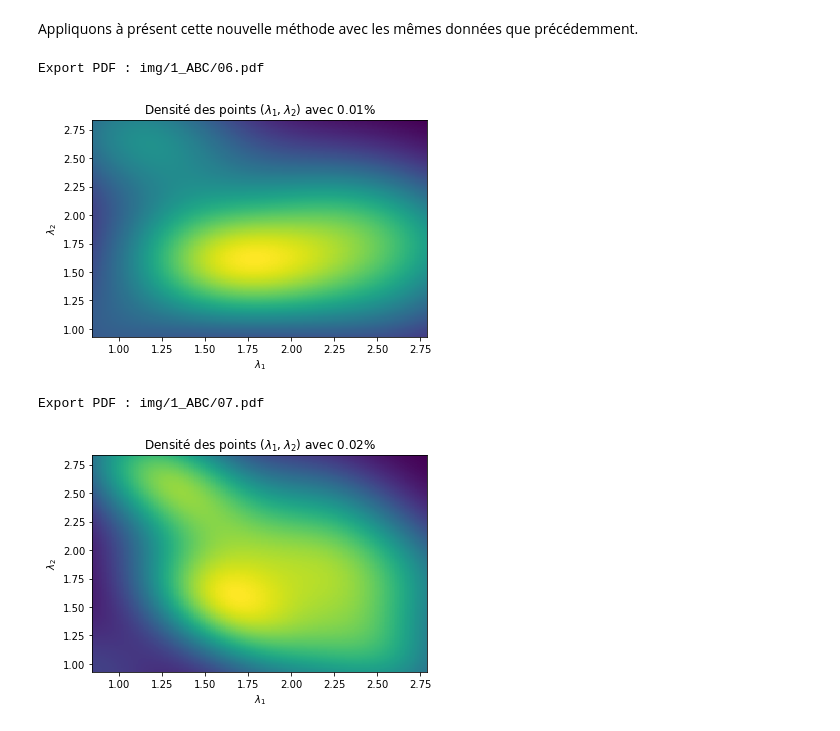
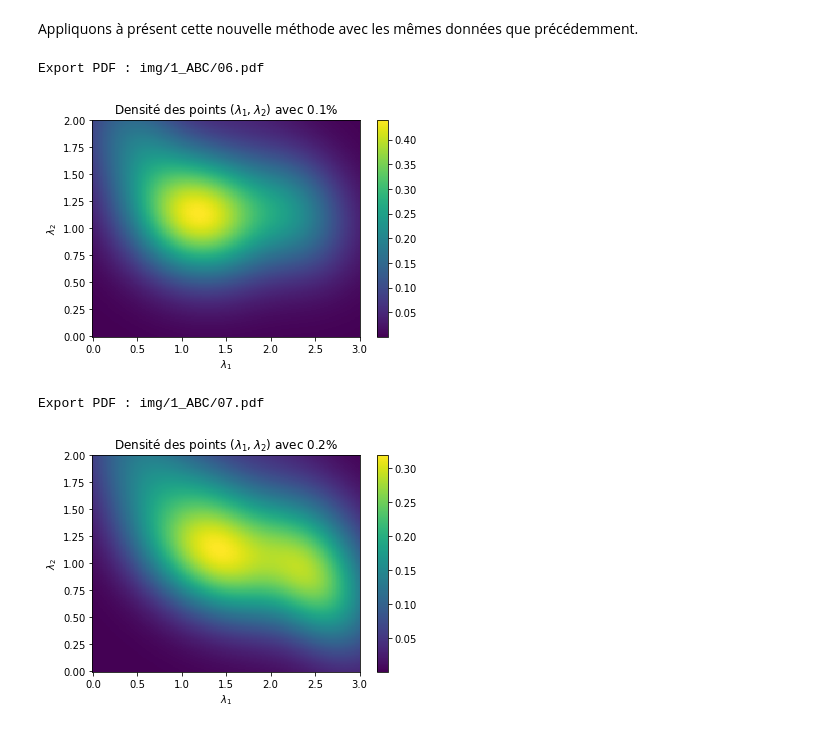
Before and after one commit to baptiste-pasquier/MCM_ensae, a Jupyter notebook: 1_ABC.ipynb, the cells around one changed output. Cells and saved outputs as stored; diff of their text form; code cells hidden in the pictures.

```diff
--- a/1_ABC.ipynb
+++ b/1_ABC.ipynb
@@ -138,7 +142,7 @@ def dist2mod(x,y):
                 S += np.sqrt((x[len(x)-1] - y[i])**2)
     return S
 # %%
-def ABC_evaluation(liste_observee, N = 100000, mu1 = 3, mu2 = 3):
+def ABC_evaluation(liste_observee, N = 10000, mu1 = 3, mu2 = 3):
 
     #Génération des distributions des lambdas
     L_lambda1 = [np.random.uniform(0,mu1) for i in range(N)]
@@ -195,20 +199,19 @@ def plot(df_simulations, pourcentage):
     N = len(df_simulations)
     df_simulations_val = df_simulations.head(int(N * pourcentage))
 
-    x = df_simulations_val["Lambda1"]
-    y = df_simulations_val["Lambda2"]
+    x = list(df_simulations_val["Lambda1"])
+    y = list(df_simulations_val["Lambda2"])
 
     nbins = 200
     k = kde.gaussian_kde([x,y])
-    xi, yi = np.mgrid[x.min():x.max():nbins*1j, y.min():y.max():nbins*1j]
+    xi, yi = np.mgrid[0:3:nbins*1j, 0:2:nbins*1j]
     zi = k(np.vstack([xi.flatten(), yi.flatten()]))
 
     # Make the plot
     plt.pcolormesh(xi, yi, zi.reshape(xi.shape), shading='auto')
+    plt.colorbar()
     plt.xlabel("$\lambda_1$")
     plt.ylabel("$\lambda_2$")
     plt.title(f"Densité des points $(\lambda_1, \lambda_2)$ avec {pourcentage*100}%")
     pdf.export()
     plt.show()
-
-plot(df_simulations, 0.0001)
@@ -268,7 +273,7 @@ dist1a1(x,y)
 # %% [markdown]
 Recodons rapidement la fonction ABC en ajoutant cette distance "1 à 1".
 # %%
-def ABC_evaluation_1a1(liste_observee, N = 100000, eps = 0.1 , mu1 = 3, mu2 = 3):
+def ABC_evaluation_1a1(liste_observee, N = 10000, eps = 0.1 , mu1 = 3, mu2 = 3):
 
     #Génération des distributions des lambdas
     L_lambda1 = [np.random.uniform(0,mu1) for i in range(N)]
@@ -294,12 +299,12 @@ Appliquons à présent cette nouvelle méthode avec les mêmes données que pré
 # %%
 df_simulations = ABC_evaluation_1a1(liste_observee)
 
-plot(df_simulations, 0.0001)
+plot(df_simulations, 0.001)
 # %% [output]
 Export PDF : img/1_ABC/06.pdf
-[figure, old version]
+[figure, new version]
 # %%
-plot(df_simulations, 0.0002)
+plot(df_simulations, 0.002)
 # %% [output]
 Export PDF : img/1_ABC/07.pdf
-[figure, old version]
+[figure, new version]
```
Also changed, not shown: parts of 17 cells of this notebook, 14 other files.
